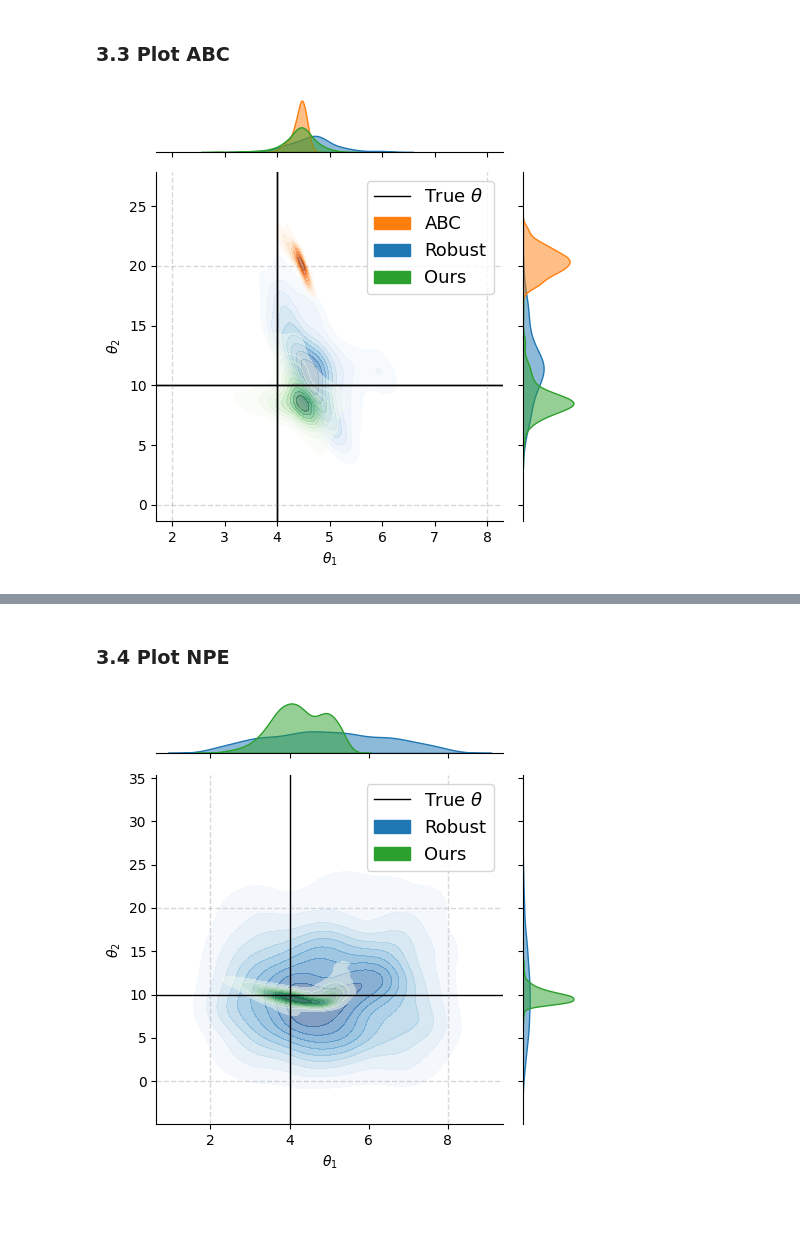
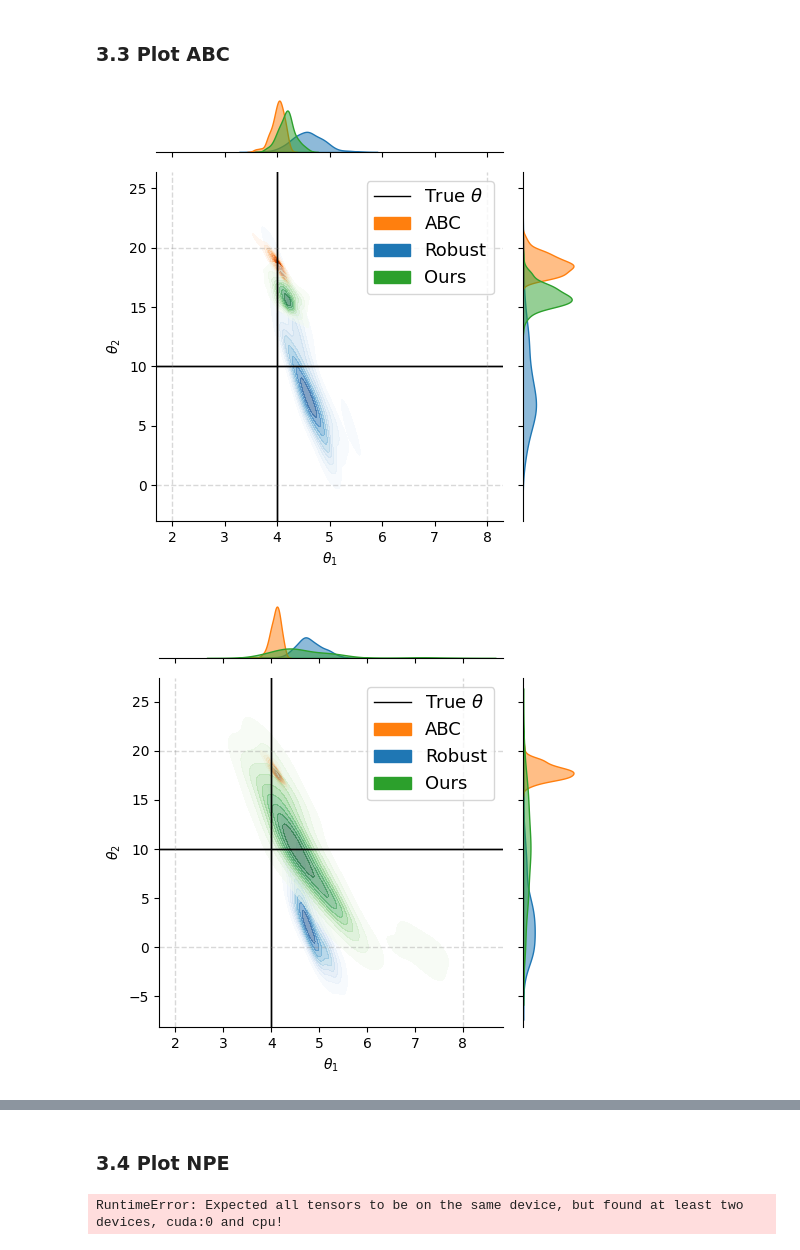
Before and after one commit to ymnglli/efficient-robust-sbi, a Jupyter notebook: notebooks/analysis.ipynb, the cells around one changed output, grey strips where cells are left out. Drawn from its saved outputs; the diff is of its cells as text; code cells hidden in the pictures; blank space fills up the shorter version.

```diff
--- a/notebooks/analysis.ipynb
+++ b/notebooks/analysis.ipynb
@@ -27,7 +27,7 @@ from utils.metrics import RMSE
 import warnings
 warnings.filterwarnings('ignore')
 
-device = torch.device("cuda:0" if torch.cuda.is_available() else "cpu")
+device = torch.device("cpu") # torch.device("cuda:0" if torch.cuda.is_available() else "cpu")
 print(device)
 # %% [output]
 cpu
@@ -178,0 +226,27 @@ NPE-EFF: 6.143018531799316
+# %%
+ricker_mmd_npe = np.zeros((len(sample_sizes), len(degrees)))
+
+for s, sample_size in enumerate(sample_sizes):
+    for d, degree in enumerate(degrees):
+        obs = load_ricker_obs(degree)
+        obs_stats = torch.tensor(temporalMomentsGeneral(obs.reshape(n_realizations, t_ricker)))
+
+        mmd_npe = np.zeros(n_reruns)
+
+        for i in range(n_reruns):
+            # regular method
+            normal_root = f"../objects/NPE/ricker/degree={degree:.1f}_none_beta={beta}_theta={theta_gt_str}_num={n_samples_npe}_size={sample_size}/{i}"
+            _, _, posterior_npe = load_npe_models(root_name=normal_root, device=device)
+            posterior_npe_samps = sample_posteriors(posterior_npe, obs, n_samples_mmd, n_realizations)
+
+            predictive_data_npe = torch.zeros(n_samples_mmd, t_ricker)
+            for j in range(n_samples_mmd):
+                predictive_data_npe[j] = simulator(posterior_npe_samps[j])[0]
+
+            pred_stat_npe_rs = torch.tensor(temporalMomentsGeneral(predictive_data_npe))
+            mmd_npe[i] = float(metrics.MMD_unweighted(pred_stat_npe_rs, obs_stats, lengthscale=1))
+
+        ricker_mmd_npe[d, s] = np.mean(mmd_npe[~np.isnan(mmd_npe)])
+
+        print(f"-- MMD at degree of misspecification {degree} with sample size {sample_size} --")
+        print(f"NPE: {ricker_mmd_npe[d, s]}")
@@ -455,12 +531,15 @@ def load_npe_posteriors(degree, sample_size, sample):
 # %% [markdown]
 ### 3.3 Plot ABC
 # %%
-target_degree = 0.2
-ss = 128
+target_degree = 0.1
+ss = 32
 i = 3
 
-abc, abc_rs, abc_eff = load_abc_posteriors(target_degree, sample_size, i)
+for i in range(10):
 
-plot_posterior_joints(normal=abc, robust=abc_rs, efficient=abc_eff, method_label="ABC")
+    abc, abc_rs, abc_eff = load_abc_posteriors(target_degree, ss, i)
+
+    plot_posterior_joints(normal=abc, robust=abc_rs, efficient=abc_eff, method_label="ABC")
 # %% [output]
-[figure, old version]
+[figure, new version]
+[figure, added]
@@ -471,8 +558,8 @@ target_degree = 0
 ss = 256
 i = 0
 
-post_npe_rs, post_npe_eff = load_npe_posteriors(target_degree, sample_size, i)
+post_npe_rs, post_npe_eff = load_npe_posteriors(target_degree, ss, i)
 
 plot_posterior_joints(robust=post_npe_rs, efficient=post_npe_eff)
 # %% [output]
-[figure, removed]
+RuntimeError: Expected all tensors to be on the same device, but found at least two devices, cuda:0 and cpu!
```
Also changed, not shown: parts of 6 cells of this notebook.
